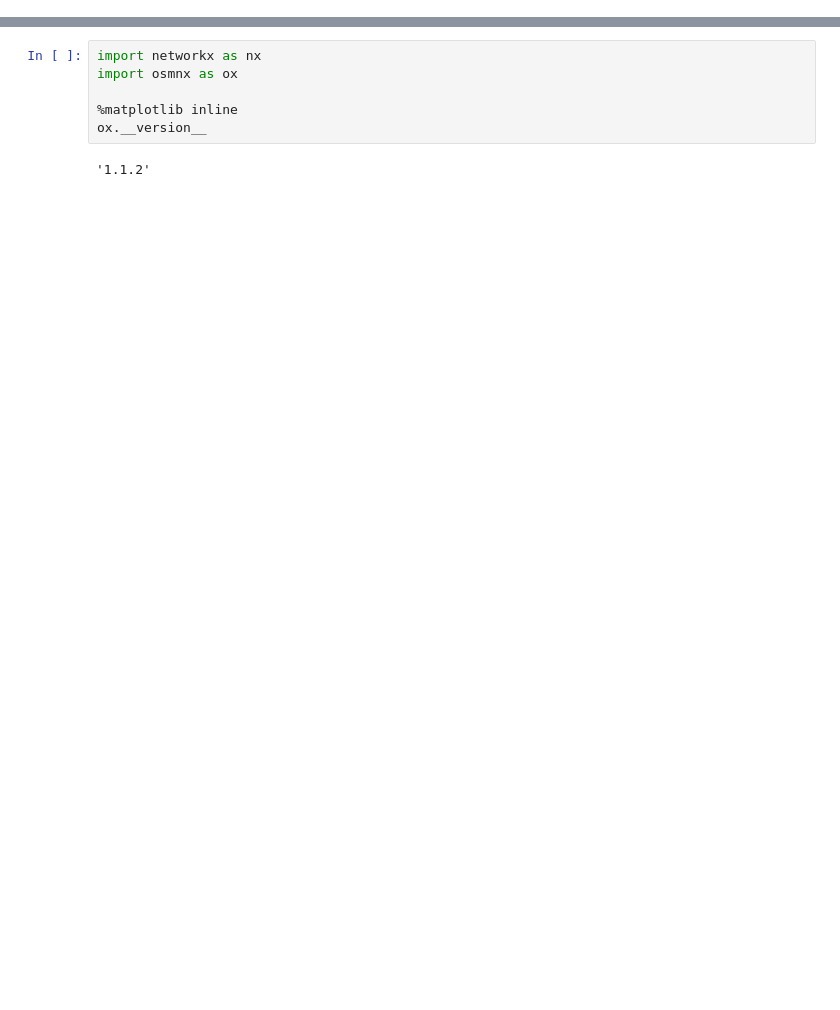
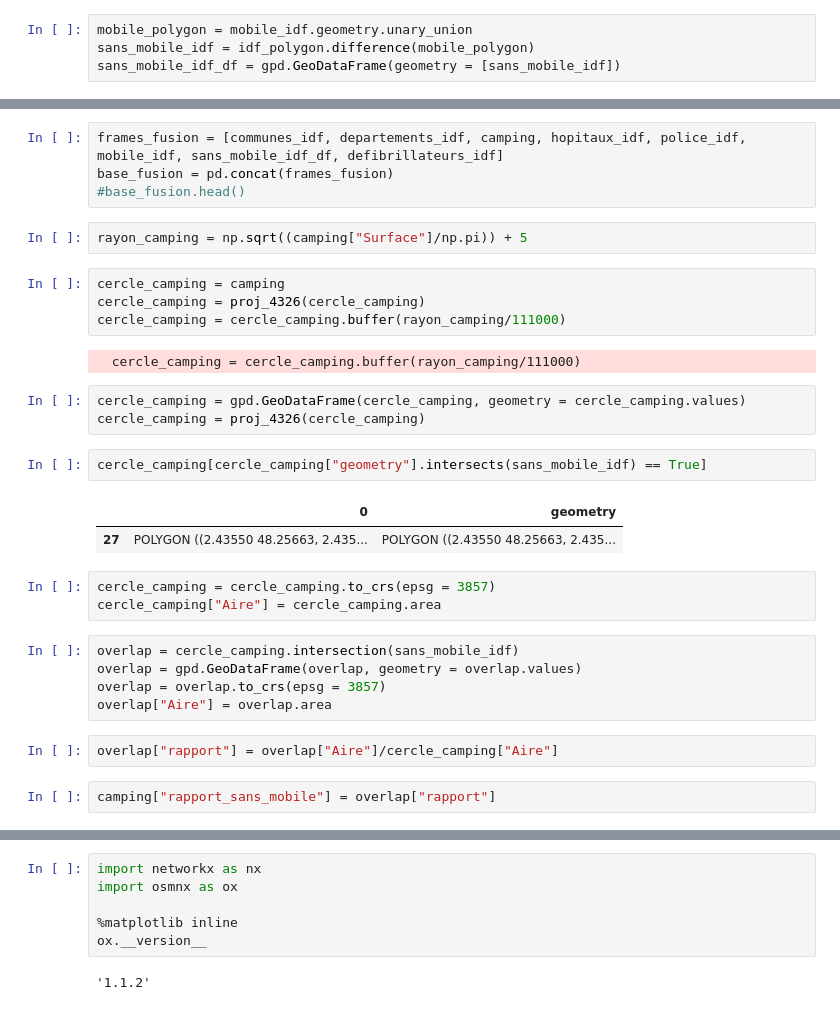
Before and after one commit to LeelaTEnsae/Projet, a Jupyter notebook: prepare_data.ipynb, the cells around one changed output, grey strips where cells are left out. Saved outputs shown, nothing was run; the diff lists cells and outputs as text; blank space fills up the shorter version.

```diff
--- a/prepare_data.ipynb
+++ b/prepare_data.ipynb
@@ -20,0 +173,4 @@ Requirement already satisfied: idna<4,>=2.5 in /usr/local/lib/python3.7/dist-pac
+# %%
+mobile_polygon = mobile_idf.geometry.unary_union
+sans_mobile_idf = idf_polygon.difference(mobile_polygon)
+sans_mobile_idf_df = gpd.GeoDataFrame(geometry = [sans_mobile_idf])
@@ -20,0 +201,32 @@ Requirement already satisfied: idna<4,>=2.5 in /usr/local/lib/python3.7/dist-pac
+# %%
+frames_fusion = [communes_idf, departements_idf, camping, hopitaux_idf, police_idf, mobile_idf, sans_mobile_idf_df, defibrillateurs_idf]
+base_fusion = pd.concat(frames_fusion)
+#base_fusion.head()
+# %%
+rayon_camping = np.sqrt((camping["Surface"]/np.pi)) + 5
+# %%
+cercle_camping = camping
+cercle_camping = proj_4326(cercle_camping)
+cercle_camping = cercle_camping.buffer(rayon_camping/111000)
+# %% [output]
+  cercle_camping = cercle_camping.buffer(rayon_camping/111000)
+# %%
+cercle_camping = gpd.GeoDataFrame(cercle_camping, geometry = cercle_camping.values)
+cercle_camping = proj_4326(cercle_camping)
+# %%
+cercle_camping[cercle_camping["geometry"].intersects(sans_mobile_idf) == True]
+# %% [output]
+|  | 0 | geometry |
+| 27 | POLYGON ((2.43550 48.25663, 2.435... | POLYGON ((2.43550 48.25663, 2.435... |
+# %%
+cercle_camping = cercle_camping.to_crs(epsg = 3857)
+cercle_camping["Aire"] = cercle_camping.area
+# %%
+overlap = cercle_camping.intersection(sans_mobile_idf)
+overlap = gpd.GeoDataFrame(overlap, geometry = overlap.values)
+overlap = overlap.to_crs(epsg = 3857)
+overlap["Aire"] = overlap.area
+# %%
+overlap["rapport"] = overlap["Aire"]/cercle_camping["Aire"]
+# %%
+camping["rapport_sans_mobile"] = overlap["rapport"]
```
Also changed, not shown: parts of 57 cells of this notebook, 1 other file.
